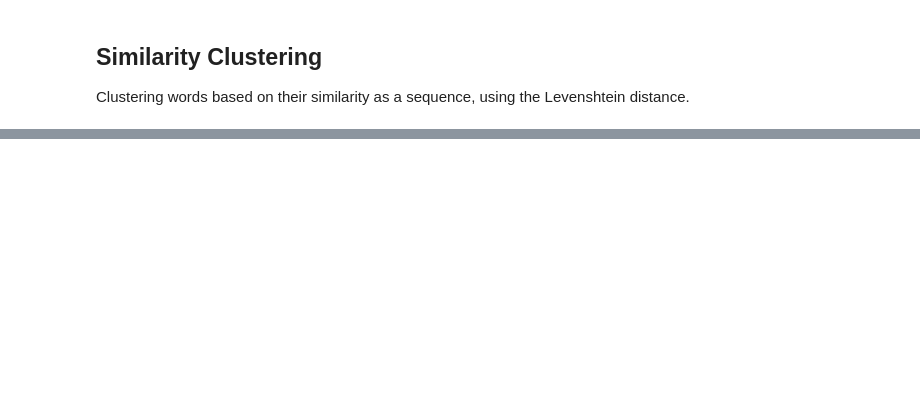
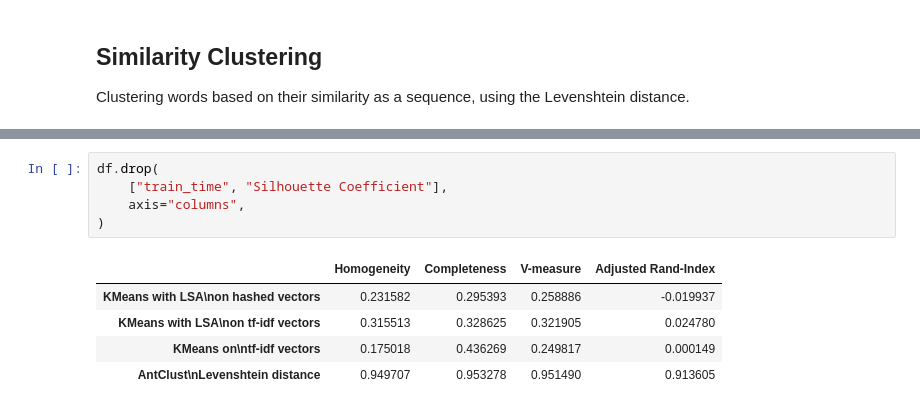
Before and after one commit to ericsiqueira99/AntClust-Extension, a Jupyter notebook: Text data/test_levenshtein_distance.ipynb, the cells around one changed output, grey strips where cells are left out. Drawn from its saved outputs; the diff is of its cells as text; blank space fills up the shorter version.

```diff
--- a/Text data/test_levenshtein_distance.ipynb
+++ b/Text data/test_levenshtein_distance.ipynb
@@ -167,0 +341,11 @@ Cluster 4: ['nectarine', 'zucchini']
+# %%
+df.drop(
+    ["train_time", "Silhouette Coefficient"],
+    axis="columns",
+)
+# %% [output]
+|  | Homogeneity | Completeness | V-measure | Adjusted Rand-Index |
+| KMeans with LSA\non hashed vectors | 0.231582 | 0.295393 | 0.258886 | -0.019937 |
+| KMeans with LSA\non tf-idf vectors | 0.315513 | 0.328625 | 0.321905 | 0.024780 |
+| KMeans on\ntf-idf vectors | 0.175018 | 0.436269 | 0.249817 | 0.000149 |
+| AntClust\nLevenshtein distance | 0.949707 | 0.953278 | 0.951490 | 0.913605 |
```
Also changed, not shown: parts of 25 cells of this notebook.
